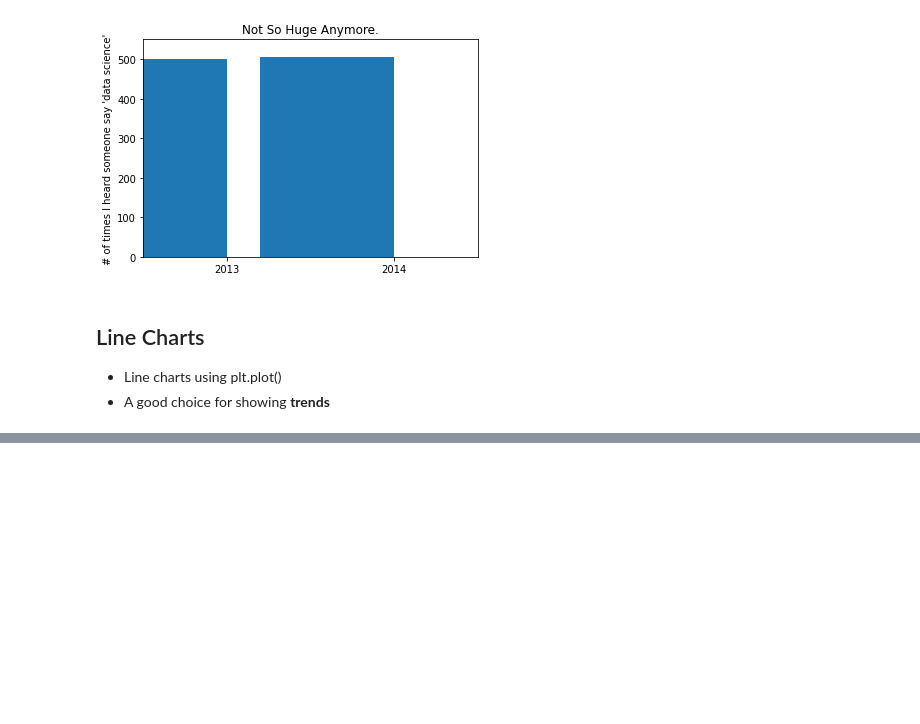
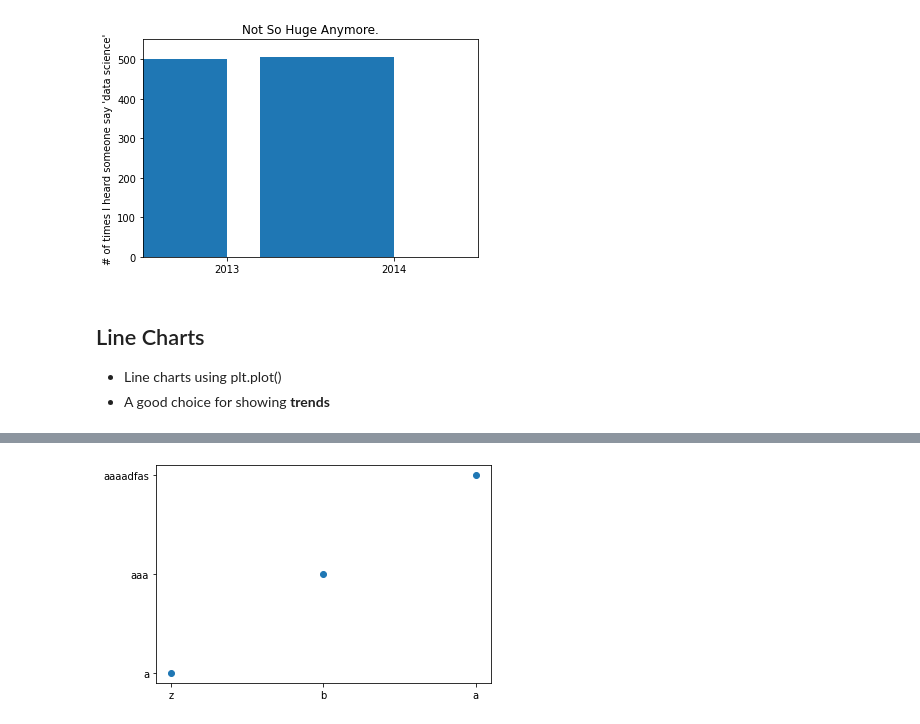
Before and after one commit to Lim-JiSeon/DataAnalysis, a Jupyter notebook: D‍ata Mining/Material/ch3_visualizing_data-2020-student.ipynb, the cells around one changed output, grey strips where cells are left out. Cells and saved outputs as stored; diff of their text form; code cells hidden in the pictures; blank space fills up the shorter version.

```diff
--- a/D‍ata Mining/Material/ch3_visualizing_data-2020-student.ipynb
+++ b/D‍ata Mining/Material/ch3_visualizing_data-2020-student.ipynb
@@ -162,0 +197,6 @@ make_chart_misleading_y_axis(mislead=False)
+# %%
+plt.scatter(['z','b','a'],['a','aaa','aaaadfas'])
+# plt.axis()
+plt.show()
+# %% [output]
+[figure, added]
```
Also changed, not shown: parts of 18 cells of this notebook.
